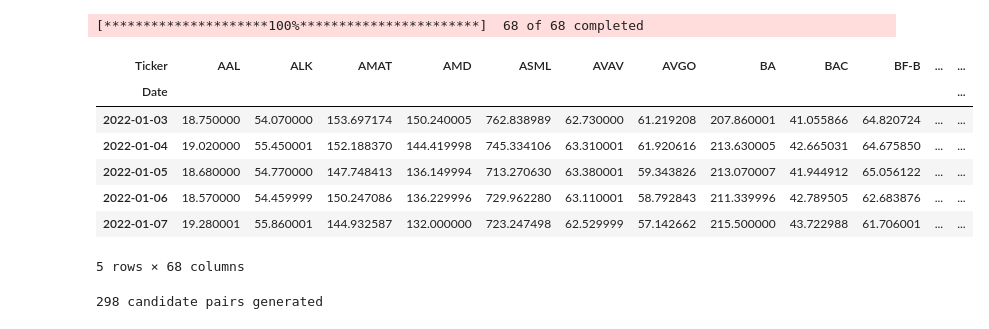
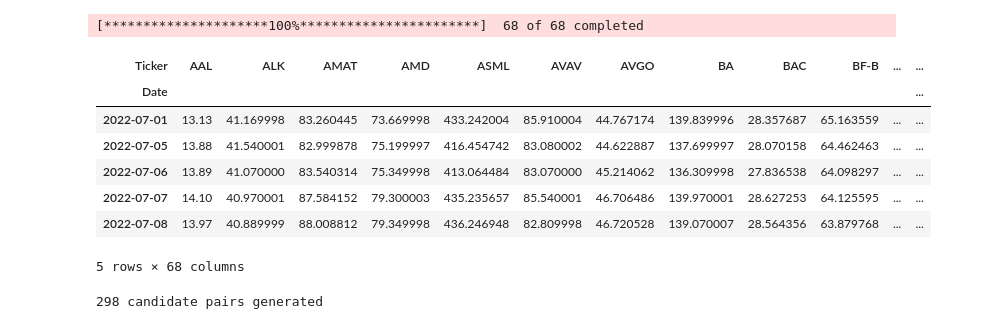
Before and after one commit to eav27/Statistical-arbitrage-pairs-trading-backtest, a Jupyter notebook: cointegration_hedgeratio.ipynb, the cells around one changed output. Cells and saved outputs as stored; diff of their text form; code cells hidden in the pictures.

```diff
--- a/cointegration_hedgeratio.ipynb
+++ b/cointegration_hedgeratio.ipynb
@@ -19,33 +19,33 @@ from utils import compute_zscore, generate_signals, backtest, sharpe_ratio
 # %%
 # make wider universe of stock pairs
 # group them by sector - more likely to be similar
 
 UNIVERSE = {
     "beverages": ["KO", "PEP","BUD", "DEO", "STZ", "MNST", "KDP", "TAP", "SAM", "BF-B" ],
     "oil_majors": ["XOM", "CVX", "SHEL", "TTE", "BP", "COP", "OXY", "SLB", "EOG", "VLO"],
     "airlines": ["DAL", "UAL", "AAL", "LUV", "ALK", "JBLU", "RYAAY", "CPA", "SKYW", "DLAKY"],
     "banks": ["JPM", "BAC", "WFC", "C", "GS", "MS", "USB", "PNC", "TFC", "HSBC"],
     "casino_and_gaming": ["LVS", "MGM", "WYNN", "CZR", "DKNG", "PENN", "BYD", "RSI"],
     "chips": ["NVDA", "TSM", "AVGO", "AMD", "INTC", "QCOM", "TXN", "MU", "AMAT", "ASML"],
     "drone_unmanned": ["AVAV", "KTOS", "RCAT", "EH", "ONDS", "TXT", "JOBY", "LMT", "NOC", "BA"]
 }
 
-START_DATE = "2022-01-01"
+START_DATE = "2022-07-01"
 END_DATE = "2024-01-01"
 
 all_tickers = [t for tickers in UNIVERSE.values() for t in tickers] #
 raw_data = yf.download(all_tickers, start = START_DATE, end = END_DATE, auto_adjust=True)["Close"]
 raw_data = raw_data.dropna()
 raw_data.head()
 # %% [output]
 [*********************100%***********************]  68 of 68 completed
 | Ticker | AAL | ALK | AMAT | AMD | ASML | AVAV | AVGO | BA | BAC | BF-B | ... | ... |
 | Date |  |  |  |  |  |  |  |  |  |  |  | ... |
-| 2022-01-03 | 18.750000 | 54.070000 | 153.697174 | 150.240005 | 762.838989 | 62.730000 | 61.219208 | 207.860001 | 41.055866 | 64.820724 | ... | ... |
-| 2022-01-04 | 19.020000 | 55.450001 | 152.188370 | 144.419998 | 745.334106 | 63.310001 | 61.920616 | 213.630005 | 42.665031 | 64.675850 | ... | ... |
-| 2022-01-05 | 18.680000 | 54.770000 | 147.748413 | 136.149994 | 713.270630 | 63.380001 | 59.343826 | 213.070007 | 41.944912 | 65.056122 | ... | ... |
-| 2022-01-06 | 18.570000 | 54.459999 | 150.247086 | 136.229996 | 729.962280 | 63.110001 | 58.792843 | 211.339996 | 42.789505 | 62.683876 | ... | ... |
-| 2022-01-07 | 19.280001 | 55.860001 | 144.932587 | 132.000000 | 723.247498 | 62.529999 | 57.142662 | 215.500000 | 43.722988 | 61.706001 | ... | ... |
+| 2022-07-01 | 13.13 | 41.169998 | 83.260445 | 73.669998 | 433.242004 | 85.910004 | 44.767174 | 139.839996 | 28.357687 | 65.163559 | ... | ... |
+| 2022-07-05 | 13.88 | 41.540001 | 82.999878 | 75.199997 | 416.454742 | 83.080002 | 44.622887 | 137.699997 | 28.070158 | 64.462463 | ... | ... |
+| 2022-07-06 | 13.89 | 41.070000 | 83.540314 | 75.349998 | 413.064484 | 83.070000 | 45.214062 | 136.309998 | 27.836538 | 64.098297 | ... | ... |
+| 2022-07-07 | 14.10 | 40.970001 | 87.584152 | 79.300003 | 435.235657 | 85.540001 | 46.706486 | 139.970001 | 28.627253 | 64.125595 | ... | ... |
+| 2022-07-08 | 13.97 | 40.889999 | 88.008812 | 79.349998 | 436.246948 | 82.809998 | 46.720528 | 139.070007 | 28.564356 | 63.879768 | ... | ... |
 5 rows × 68 columns
 # %%
 # generate the candidate pairs
```
Also changed, not shown: parts of 3 cells of this notebook, 1 other file.
